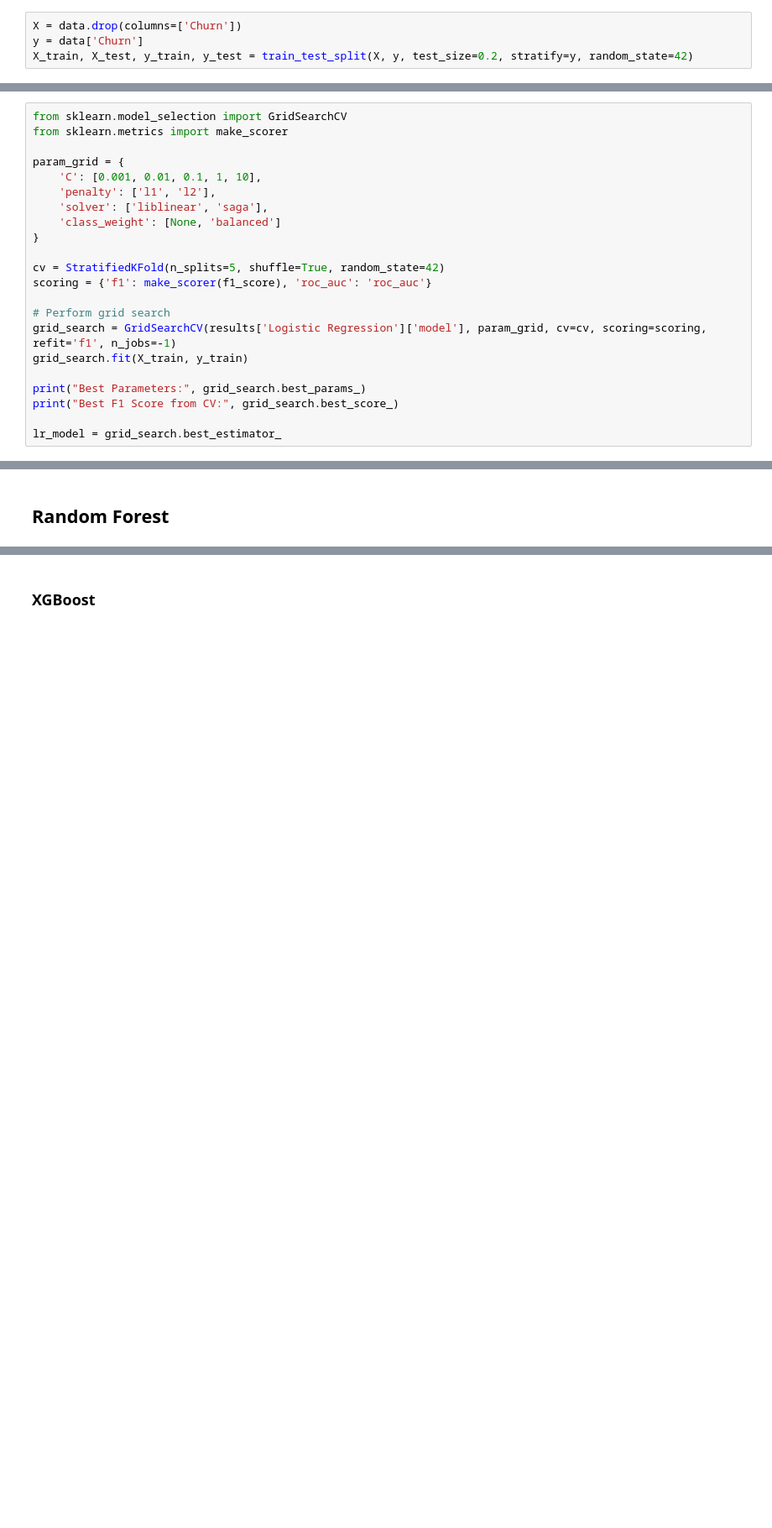
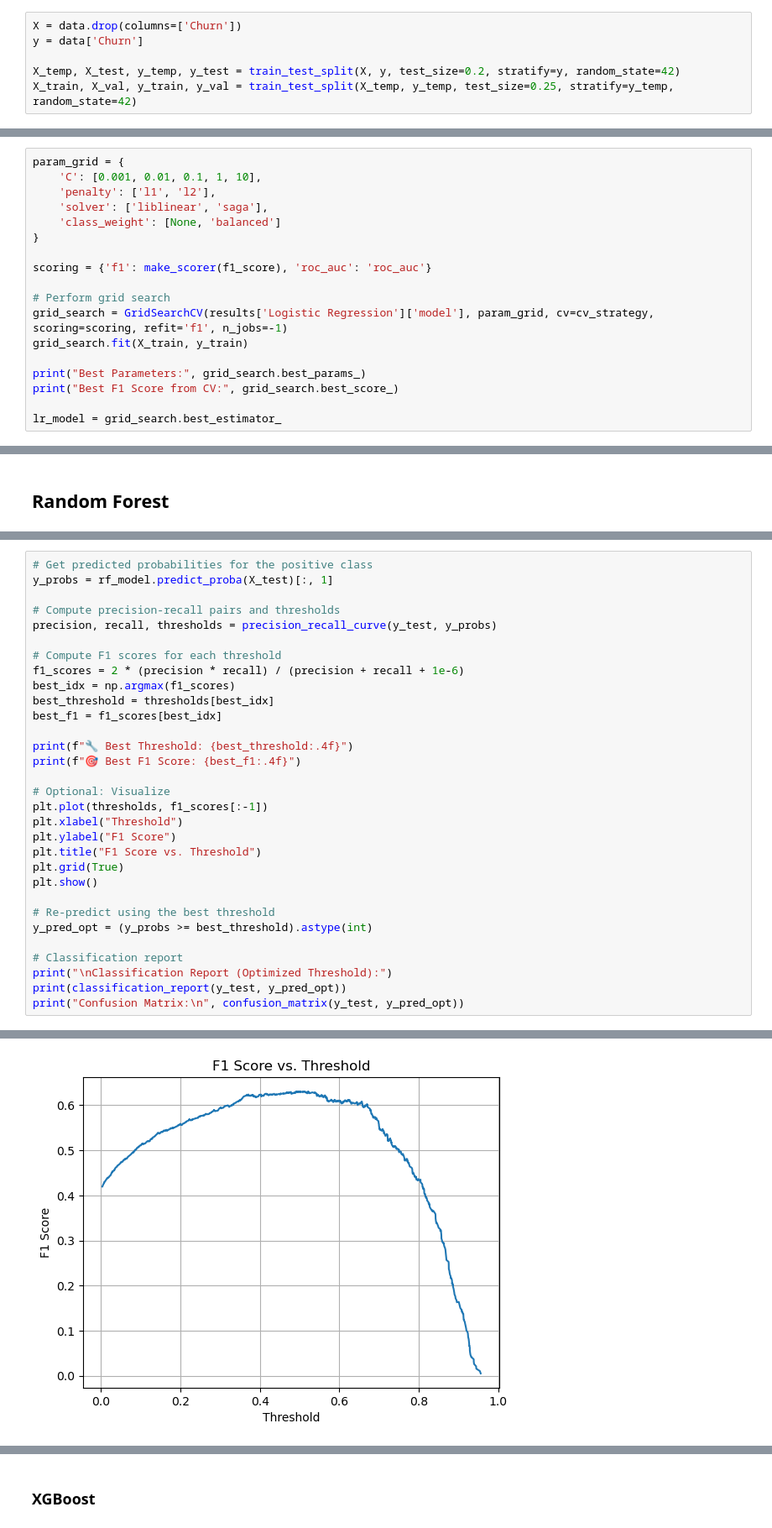
Before and after one commit to mewpunyapat/customer-churn-prediction, a Jupyter notebook: notebooks/modeling_classical_ml.ipynb, the cells around one changed output, grey strips where cells are left out. Shown at 84% size. Cells and saved outputs as stored; diff of their text form; blank space fills up the shorter version.

Commit message:
Add train/val/test split and update model evaluation

```diff
--- a/notebooks/modeling_classical_ml.ipynb
+++ b/notebooks/modeling_classical_ml.ipynb
@@ -31,7 +34,9 @@ data = pd.read_csv('../data/cleaned_engineered_data.csv')
 # %%
 X = data.drop(columns=['Churn'])
 y = data['Churn']
-X_train, X_test, y_train, y_test = train_test_split(X, y, test_size=0.2, stratify=y, random_state=42)
+
+X_temp, X_test, y_temp, y_test = train_test_split(X, y, test_size=0.2, stratify=y, random_state=42)
+X_train, X_val, y_train, y_val = train_test_split(X_temp, y_temp, test_size=0.25, stratify=y_temp, random_state=42)
 # %% [markdown]
 ## Baseline
 # %% [markdown]
@@ -162,9 +167,6 @@ Insights
 # %% [markdown]
 #### Hyperparameter tuning
 # %%
-from sklearn.model_selection import GridSearchCV
-from sklearn.metrics import make_scorer
-
 param_grid = {
     'C': [0.001, 0.01, 0.1, 1, 10],
     'penalty': ['l1', 'l2'],
@@ -172,11 +174,10 @@ param_grid = {
     'class_weight': [None, 'balanced']
 }
 
-cv = StratifiedKFold(n_splits=5, shuffle=True, random_state=42)
 scoring = {'f1': make_scorer(f1_score), 'roc_auc': 'roc_auc'}
 
 # Perform grid search
-grid_search = GridSearchCV(results['Logistic Regression']['model'], param_grid, cv=cv, scoring=scoring, refit='f1', n_jobs=-1)
+grid_search = GridSearchCV(results['Logistic Regression']['model'], param_grid, cv=cv_strategy, scoring=scoring, refit='f1', n_jobs=-1)
 grid_search.fit(X_train, y_train)
 
 print("Best Parameters:", grid_search.best_params_)
@@ -371,0 +411,32 @@ rf_performance
+# %%
+# Get predicted probabilities for the positive class
+y_probs = rf_model.predict_proba(X_test)[:, 1]
+
+# Compute precision-recall pairs and thresholds
+precision, recall, thresholds = precision_recall_curve(y_test, y_probs)
+
+# Compute F1 scores for each threshold
+f1_scores = 2 * (precision * recall) / (precision + recall + 1e-6)
+best_idx = np.argmax(f1_scores)
+best_threshold = thresholds[best_idx]
+best_f1 = f1_scores[best_idx]
+
+print(f"🔧 Best Threshold: {best_threshold:.4f}")
+print(f"🎯 Best F1 Score: {best_f1:.4f}")
+
+# Optional: Visualize
+plt.plot(thresholds, f1_scores[:-1])
+plt.xlabel("Threshold")
+plt.ylabel("F1 Score")
+plt.title("F1 Score vs. Threshold")
+plt.grid(True)
+plt.show()
+
+# Re-predict using the best threshold
+y_pred_opt = (y_probs >= best_threshold).astype(int)
+
+# Classification report
+print("\nClassification Report (Optimized Threshold):")
+print(classification_report(y_test, y_pred_opt))
+print("Confusion Matrix:\n", confusion_matrix(y_test, y_pred_opt))
+# %% [output]
@@ -371,0 +445 @@ rf_performance
+[figure, added]
```
Also changed, not shown: parts of 26 cells of this notebook.
